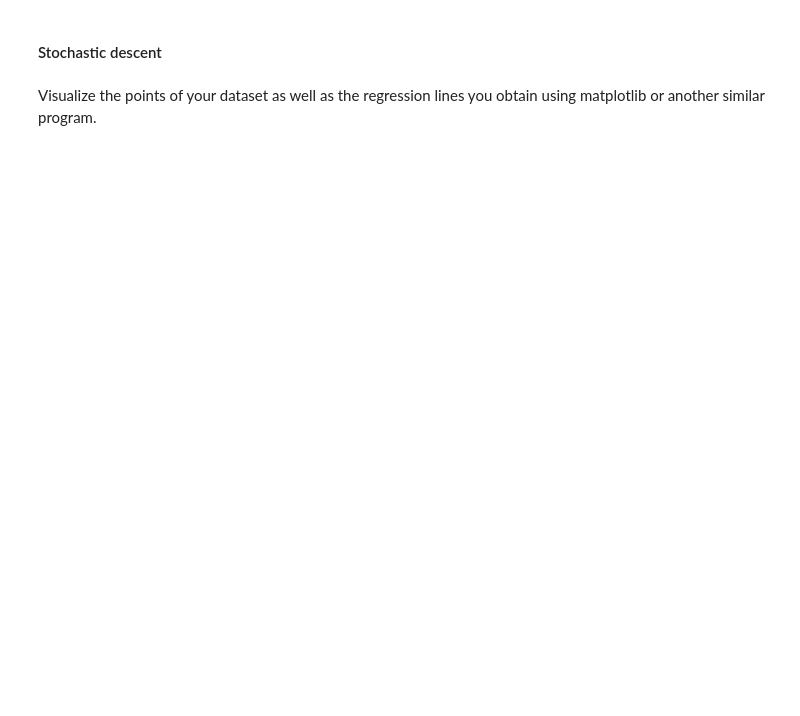
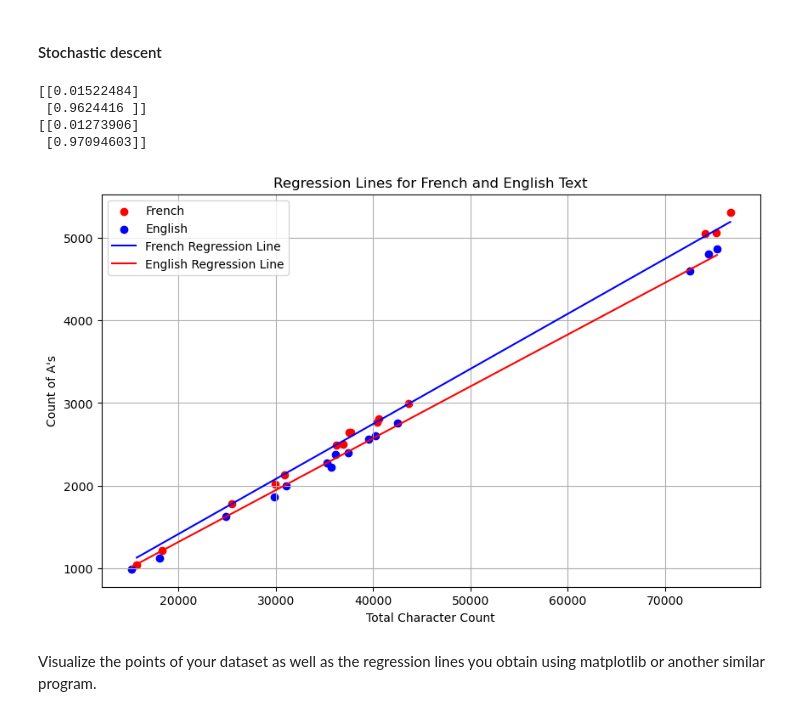
Before and after one commit to MatiasMutz/edap01, a Jupyter notebook: assignments/ai_lab_perceptron_students.ipynb, the cells around one changed output. Saved outputs shown, nothing was run; the diff lists cells and outputs as text; code cells hidden in the pictures; blank space fills up the shorter version.

```diff
--- a/assignments/ai_lab_perceptron_students.ipynb
+++ b/assignments/ai_lab_perceptron_students.ipynb
@@ -165,11 +178,26 @@ def fit_batch(X, y, alpha, w,
 # %% [markdown]
 Stochastic descent
 # %%
-# Write your code here
 def fit_stoch(X, y, alpha, w,
                   epochs=500,
                   epsilon=1.0e-5):
-    # YOUR CODE HERE
+    m = len(X)
+    idx = list(range(m))
+
+    for epoch in range(epochs):
+        random.shuffle(idx)
+
+        for i in idx:
+            h = X[i] @ w
+            error = (h - y[i][0])[0]
+            gradient = error * X[i:i+1].T
+
+            w = w - alpha * gradient
+
+        if np.linalg.norm(gradient) < epsilon: # convergence
+            break
+
+    return w
 # %% [markdown]
 #### Applying batch descent
 # %% [markdown]
@@ -194,7 +256,20 @@ Visualize the points of your dataset as well as the regression lines you obtain
 # %% [markdown]
 #### Stochastic descent
 # %%
-# Write your code here
+w_fr_s = np.zeros((2, 1))
+w_fr_s = fit_stoch(X_fr, y_fr, alpha, w_fr_s)
+
+w_en_s = np.zeros((2, 1))
+w_en_s = fit_stoch(X_en, y_en, alpha, w_en_s)
+
+print(w_fr_s)
+print(w_en_s)
+# %% [output]
+[[0.01522484]
+ [0.9624416 ]]
+[[0.01273906]
+ [0.97094603]]
+[figure, added]
 # %% [markdown]
 Visualize the points of your dataset as well as the regression lines you obtain using matplotlib or another similar program.
 # %%
```
Also changed, not shown: parts of 8 cells of this notebook.
